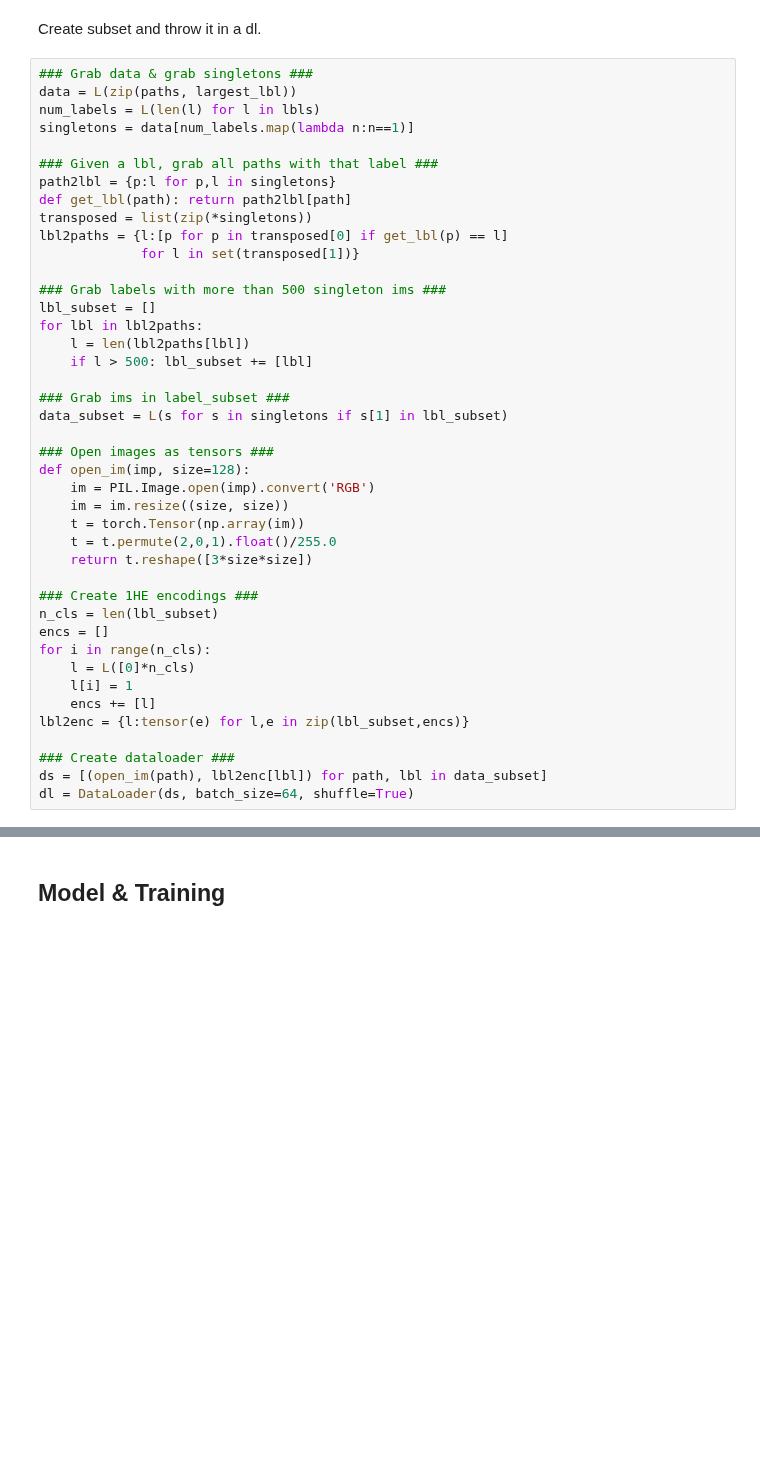
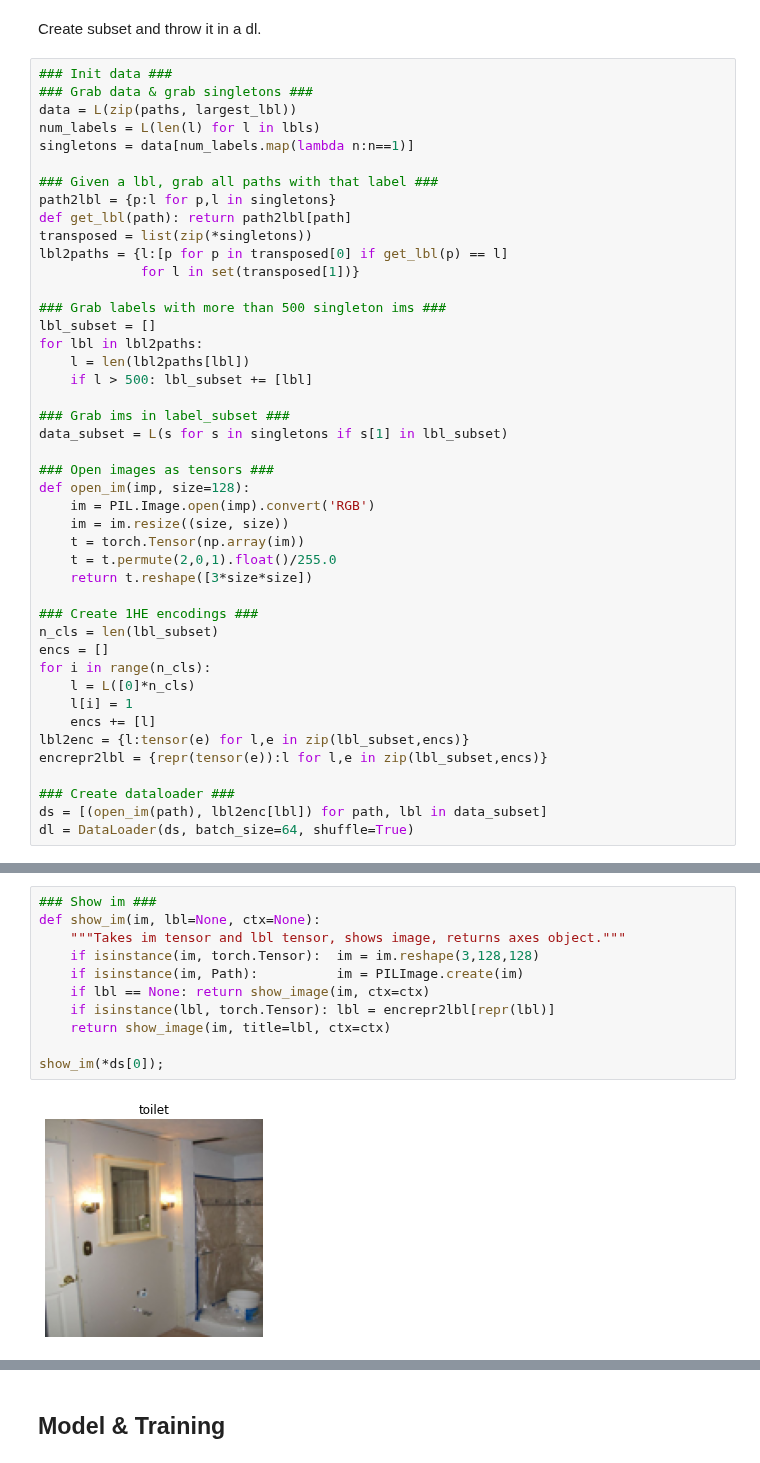
Before and after one commit to mccallion/rory, a Jupyter notebook: _20200923_mnist_03_coco_data.ipynb, the cells around one changed output, grey strips where cells are left out. Cells and saved outputs as stored; diff of their text form; blank space fills up the shorter version.

Commit message:
Added show_im and show_b to mnist_03_coco

```diff
--- a/_20200923_mnist_03_coco_data.ipynb
+++ b/_20200923_mnist_03_coco_data.ipynb
@@ -74,6 +74,7 @@ df_all = pd.DataFrame(dfd_all)
 # %% [markdown]
 Create subset and throw it in a dl.
 # %%
+### Init data ###
 ### Grab data & grab singletons ###
 data = L(zip(paths, largest_lbl))
 num_labels = L(len(l) for l in lbls)
@@ -111,6 +112,7 @@ for i in range(n_cls):
     l[i] = 1
     encs += [l]
 lbl2enc = {l:tensor(e) for l,e in zip(lbl_subset,encs)}
+encrepr2lbl = {repr(tensor(e)):l for l,e in zip(lbl_subset,encs)}
 
 ### Create dataloader ###
 ds = [(open_im(path), lbl2enc[lbl]) for path, lbl in data_subset]
@@ -119,0 +122,13 @@ dl = DataLoader(ds, batch_size=64, shuffle=True)
+# %%
+### Show im ###
+def show_im(im, lbl=None, ctx=None):
+    """Takes im tensor and lbl tensor, shows image, returns axes object."""
+    if isinstance(im, torch.Tensor):  im = im.reshape(3,128,128)
+    if isinstance(im, Path):          im = PILImage.create(im)
+    if lbl == None: return show_image(im, ctx=ctx)
+    if isinstance(lbl, torch.Tensor): lbl = encrepr2lbl[repr(lbl)]
+    return show_image(im, title=lbl, ctx=ctx)
+
+show_im(*ds[0]);
+# %% [output]
+[figure, added]
```
Also changed, not shown: parts of 10 cells of this notebook.
